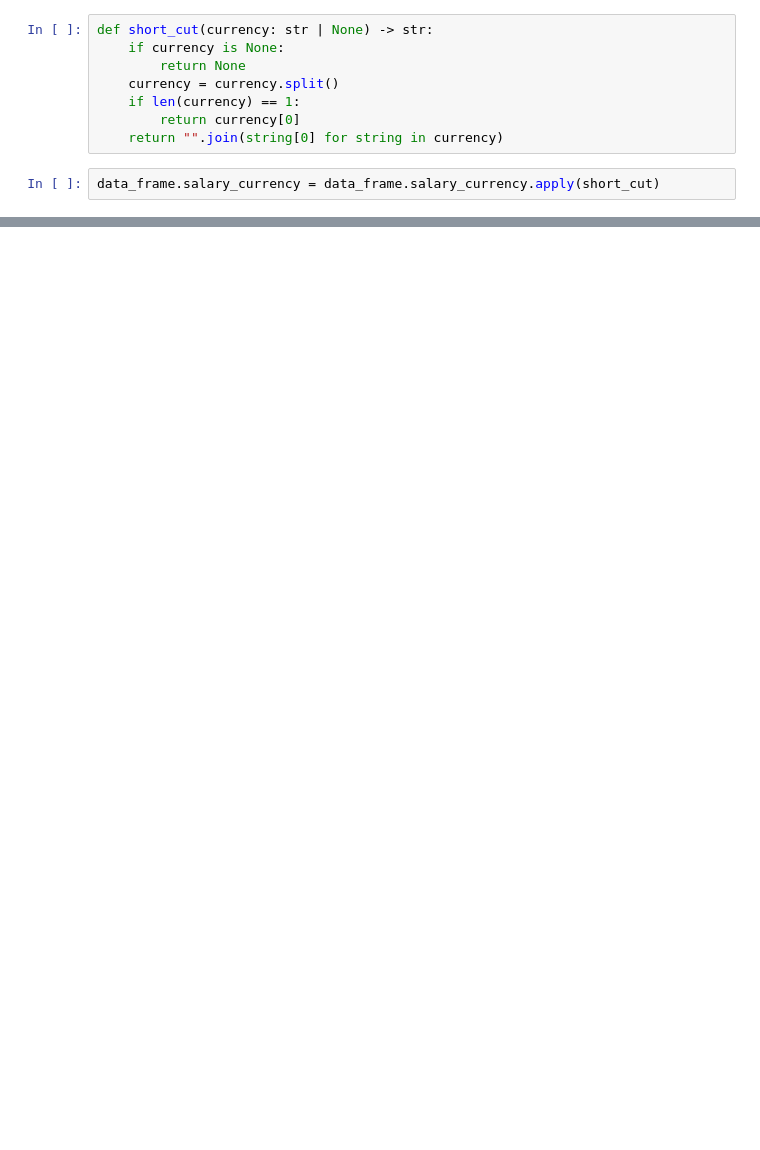
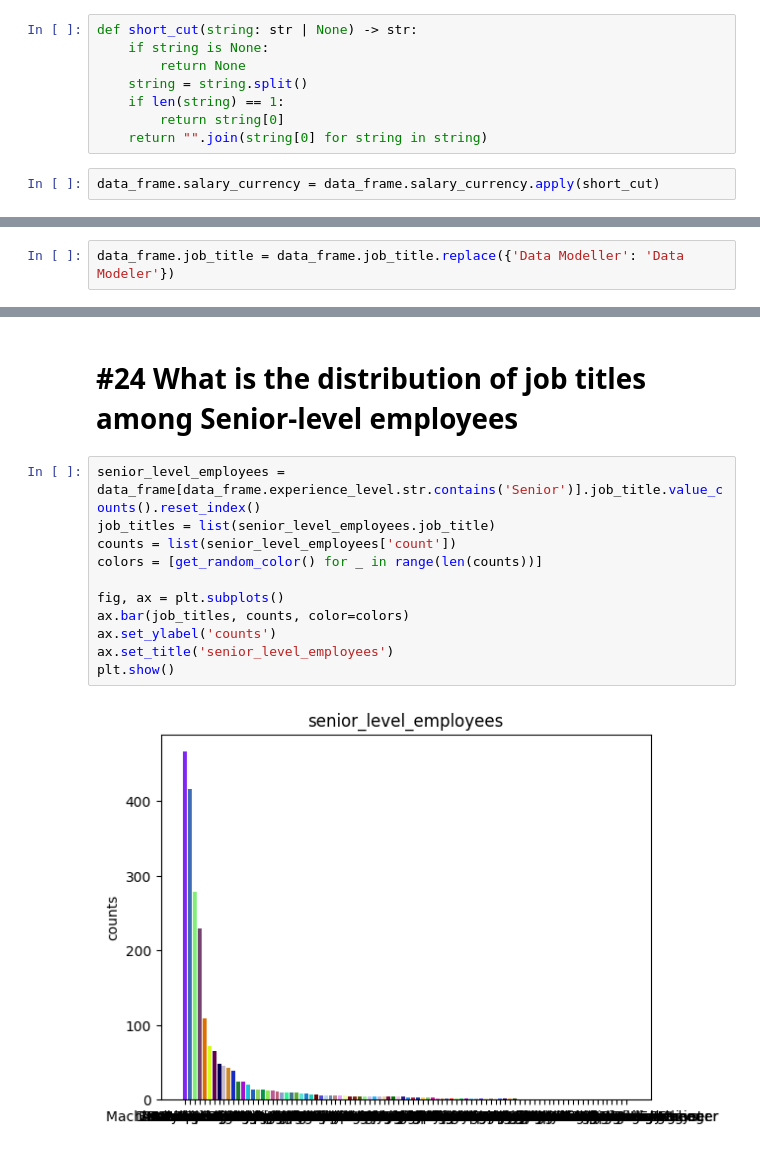
Before and after one commit to oneku16/uca, a Jupyter notebook: Statistics/home_works/home_work_1/home_work_2.ipynb, the cells around one changed output, grey strips where cells are left out. Saved outputs shown, nothing was run; the diff lists cells and outputs as text; blank space fills up the shorter version.

```diff
--- a/Statistics/home_works/home_work_1/home_work_2.ipynb
+++ b/Statistics/home_works/home_work_1/home_work_2.ipynb
@@ -18,10 +56,10 @@ data_frame.columns = data_frame.columns.str.replace(" ", "_").str.lower()
 # %%
-def short_cut(currency: str | None) -> str:
-    if currency is None:
+def short_cut(string: str | None) -> str:
+    if string is None:
         return None
-    currency = currency.split()
-    if len(currency) == 1:
-        return currency[0]
-    return "".join(string[0] for string in currency)
+    string = string.split()
+    if len(string) == 1:
+        return string[0]
+    return "".join(string[0] for string in string)
 # %%
 data_frame.salary_currency = data_frame.salary_currency.apply(short_cut)
@@ -73,0 +66,2 @@ principaldatanalyst {'titile': 'Principal Data Analyst', 'joins': []}
+# %%
+data_frame.job_title = data_frame.job_title.replace({'Data Modeller': 'Data Modeler'})
@@ -73,0 +90,15 @@ principaldatanalyst {'titile': 'Principal Data Analyst', 'joins': []}
+# %% [markdown]
+# #24 What is the distribution of job titles among Senior-level employees
+# %%
+senior_level_employees = data_frame[data_frame.experience_level.str.contains('Senior')].job_title.value_counts().reset_index()
+job_titles = list(senior_level_employees.job_title)
+counts = list(senior_level_employees['count'])
+colors = [get_random_color() for _ in range(len(counts))]
+
+fig, ax = plt.subplots()
+ax.bar(job_titles, counts, color=colors)
+ax.set_ylabel('counts')
+ax.set_title('senior_level_employees')
+plt.show()
+# %% [output]
+[figure, added]
```
Also changed, not shown: parts of 25 cells of this notebook.
